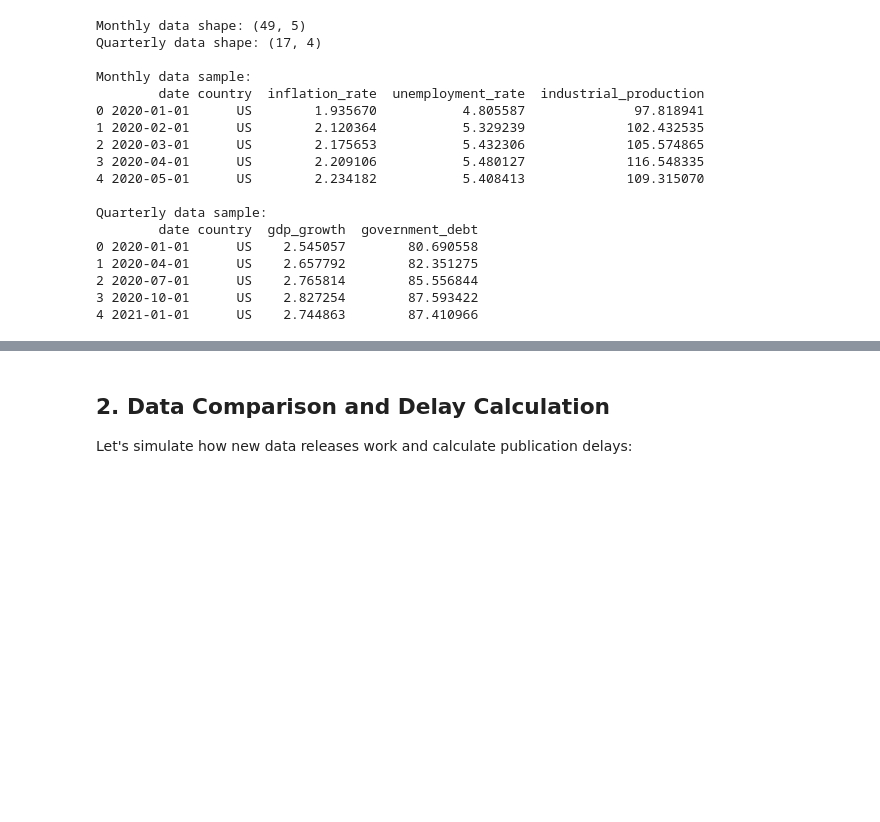
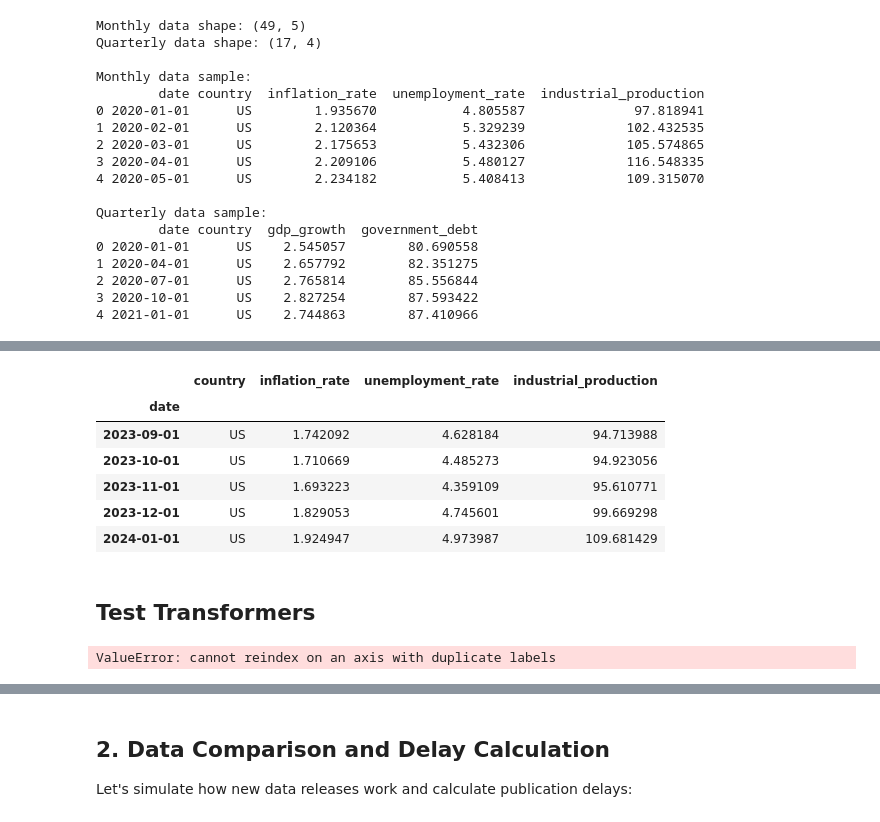
Before and after one commit to qbolliet/ts-forecast, a Jupyter notebook: notebooks/1 - QB - Delays.ipynb, the cells around one changed output, grey strips where cells are left out. Saved outputs shown, nothing was run; the diff lists cells and outputs as text; code cells hidden in the pictures; blank space fills up the shorter version.

Commit message:
(wip) (fix) delays examples

```diff
--- a/notebooks/1 - QB - Delays.ipynb
+++ b/notebooks/1 - QB - Delays.ipynb
@@ -98,0 +103,23 @@ Quarterly data sample:
+# %%
+monthly_data_test.tail()
+# %% [output]
+|  | country | inflation_rate | unemployment_rate | industrial_production |
+| date |  |  |  |  |
+| 2023-09-01 | US | 1.742092 | 4.628184 | 94.713988 |
+| 2023-10-01 | US | 1.710669 | 4.485273 | 94.923056 |
+| 2023-11-01 | US | 1.693223 | 4.359109 | 95.610771 |
+| 2023-12-01 | US | 1.829053 | 4.745601 | 99.669298 |
+| 2024-01-01 | US | 1.924947 | 4.973987 | 109.681429 |
+# %% [markdown]
+## Test Transformers
+# %%
+from tsforecast.delays.transformers import ShiftTransformer, MaskTransformer
+
+test_transformer = ShiftTransformer(n_periods=1, frequency='Q')
+
+test_transformer.fit(X=monthly_data_test)
+monthly_data_test_transformed = test_transformer.transform(X=monthly_data_test['industrial_production'])
+
+monthly_data_test_transformed.head()
+# %% [output]
+ValueError: cannot reindex on an axis with duplicate labels
```
Also changed, not shown: parts of 5 cells of this notebook.
